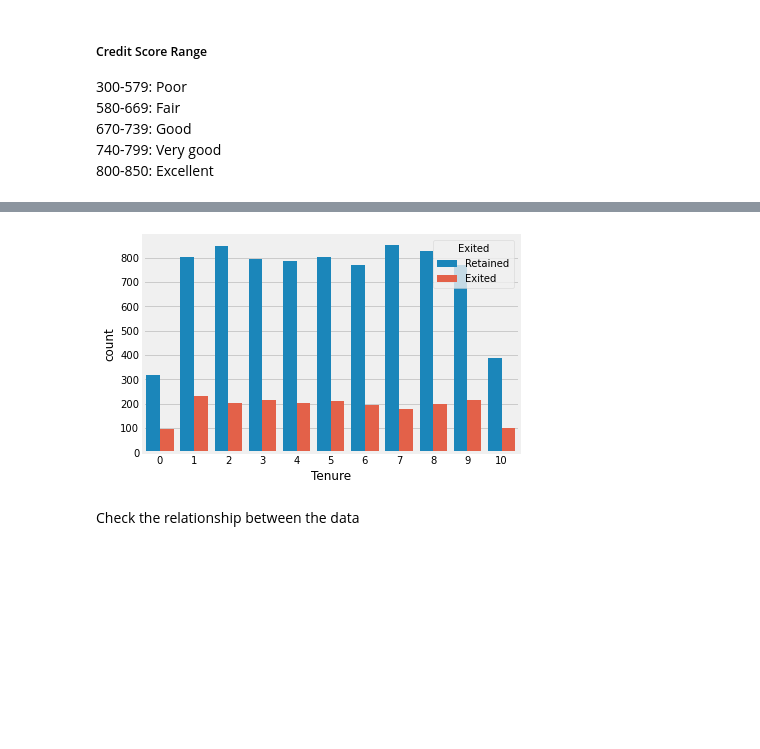
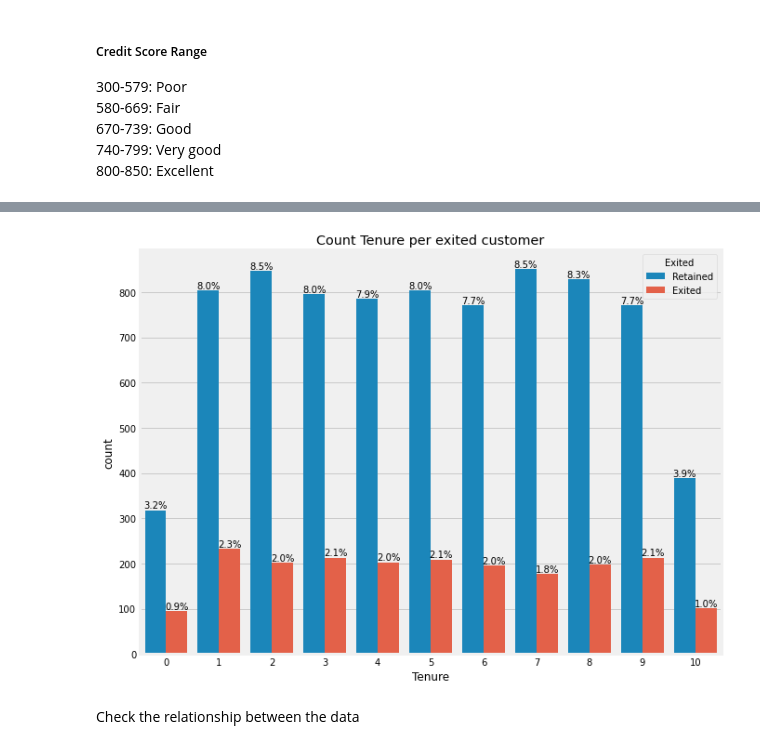
Before and after one commit to raaayden/GA_Project_Code_Challenge_3, a Jupyter notebook: project_final.ipynb, the cells around one changed output, grey strips where cells are left out. Drawn from its saved outputs; the diff is of its cells as text; code cells hidden in the pictures; blank space fills up the shorter version.

```diff
--- a/project_final.ipynb
+++ b/project_final.ipynb
@@ -251,0 +265,7 @@ Name: Balance, dtype: float64
+# %%
+#Balance on AgeGroup
+fig = plt.subplots(figsize=(10, 8));
+banking["AgeGroup"] = pd.cut(banking['Age'], 5)
+fig = sns.barplot(x='AgeGroup', y='Balance', data=banking)
+plt.title('Balance on AgeGroup');
+plt.show()
@@ -251,0 +274,13 @@ Name: Balance, dtype: float64
+# %%
+#Count the agegroup per exited customer
+fig = plt.subplots(figsize=(10, 8));
+fig = sns.countplot(x='AgeGroup', hue = 'Exited',data = banking);
+fig.legend(title='Exited', loc='upper right', labels=['Retained', 'Exited']);
+ncount = len(banking.AgeGroup)
+for p in fig.patches:
+    x=p.get_bbox().get_points()[:,0]
+    y=p.get_bbox().get_points()[1,1]
+    fig.annotate('{:.1f}%'.format(100.*y/ncount), (x.mean(), y),ha='center', va='bottom')
+plt.title('Count AgeGroup per exited customer');
+plt.show()
+banking.drop(["AgeGroup"], axis = 1, inplace=True)
@@ -252,12 +289,17 @@ Name: Balance, dtype: float64
 # %%
-#fig, axarr = plt.subplots(1, 2, figsize=(15, 10));
-# Tenure
+# Tenure per exited customer
+fig, axarr = plt.subplots(figsize=(10, 8));
 fig = sns.countplot(x='Tenure', hue = 'Exited',data = banking);
-#fig = sns.countplot(x='CreditScore', hue = 'Exited',data = banking, ax=axarr[1]);
 fig.legend(title='Exited', loc='upper right', labels=['Retained', 'Exited']);
+ncount = len(banking.Tenure)
+for p in fig.patches:
+    x=p.get_bbox().get_points()[:,0]
+    y=p.get_bbox().get_points()[1,1]
+    fig.annotate('{:.1f}%'.format(100.*y/ncount), (x.mean(), y),ha='center', va='bottom')
+plt.title('Count Tenure per exited customer');
 plt.show()
 # %% [output]
-[figure, old version]
+[figure, new version]
 # %% [markdown]
 Check the relationship between the data
 # %%
```
Also changed, not shown: parts of 9 cells of this notebook.
